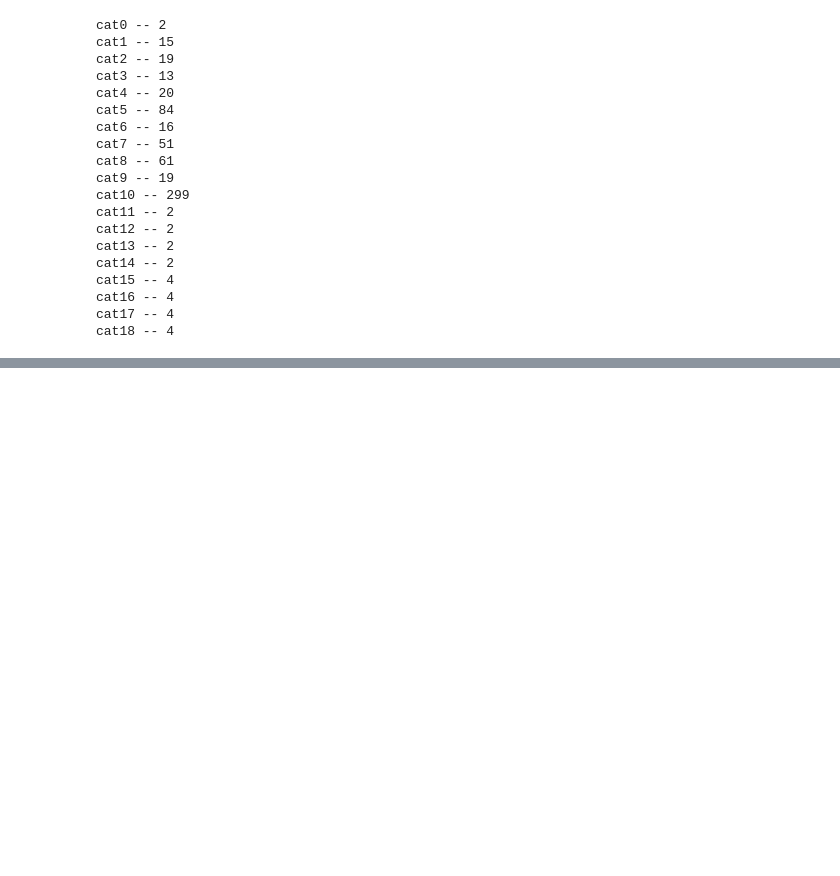
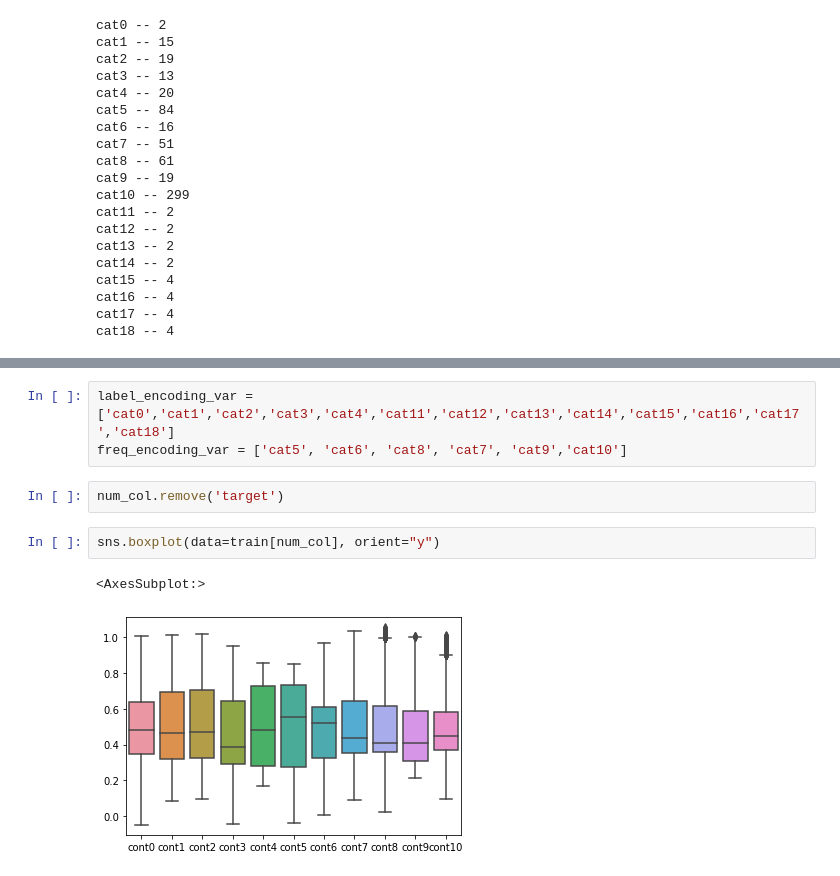
Before and after one commit to DaoodS/Machine_Learning_Projects, a Jupyter notebook: Project_11/Implementation/data_processing.ipynb, the cells around one changed output, grey strips where cells are left out. Drawn from its saved outputs; the diff is of its cells as text; blank space fills up the shorter version.

```diff
--- a/Project_11/Implementation/data_processing.ipynb
+++ b/Project_11/Implementation/data_processing.ipynb
@@ -84,0 +158,10 @@ cat18 -- 4
+# %%
+label_encoding_var = ['cat0','cat1','cat2','cat3','cat4','cat11','cat12','cat13','cat14','cat15','cat16','cat17','cat18']
+freq_encoding_var = ['cat5', 'cat6', 'cat8', 'cat7', 'cat9','cat10']
+# %%
+num_col.remove('target')
+# %%
+sns.boxplot(data=train[num_col], orient="y")
+# %% [output]
+<AxesSubplot:>
+[figure, added]
```
Also changed, not shown: parts of 37 cells of this notebook, 4 other files.
